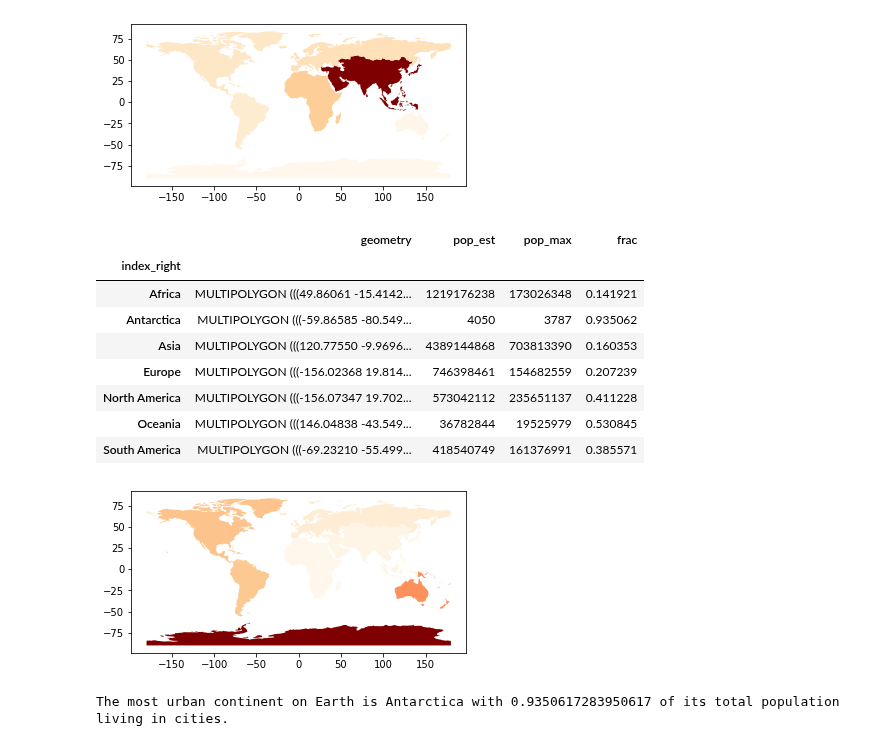
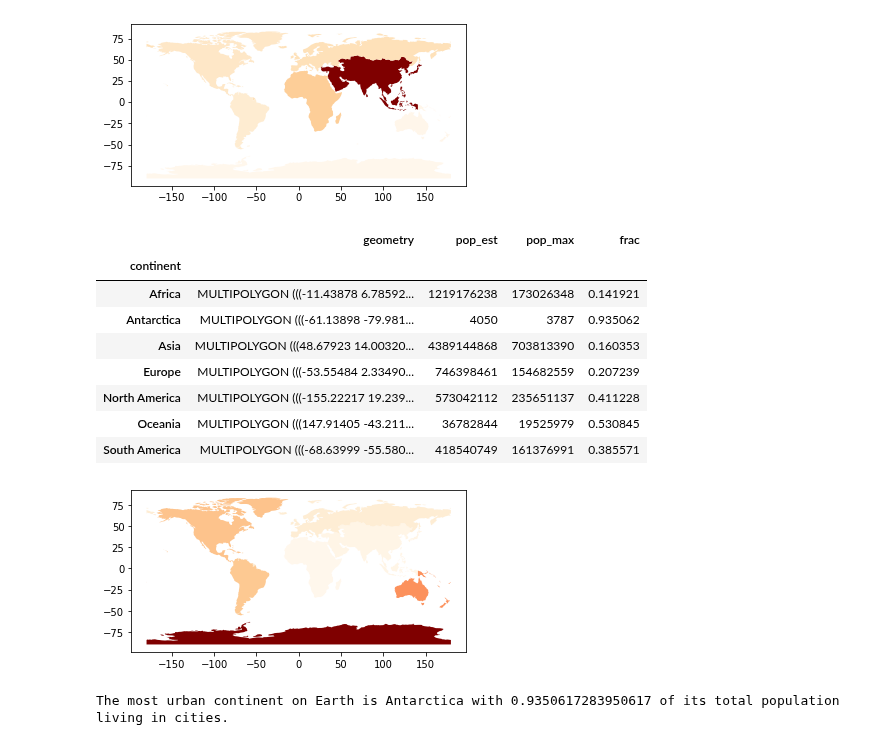
Before and after one commit to ADLCero/EnvDatSci22, a Jupyter notebook: CodeSprints/VectorData101.ipynb, the cells around one changed output. Saved outputs shown, nothing was run; the diff lists cells and outputs as text; code cells hidden in the pictures.

```diff
--- a/CodeSprints/VectorData101.ipynb
+++ b/CodeSprints/VectorData101.ipynb
@@ -763,59 +740,56 @@ pop_continent
 # %%
 # Task 7 code here:
 
 # Using the cities geodataframe above, create a new geodataframe containing: name of the city, geometry,
 # population, continent
 
 # Recall column headings of the cities geodataframe:
 
-cities.head()
+# cities.head()
 list(cities.columns)
 
 # Make a new geodataframe from cities GDF containing attributes needed:
 
-cities_continent = cities[["name", "geometry", "pop_max", "continent"]]
-cities_continent.head()
+cities_continent = cities[["name", "pop_max", "continent", "geometry"]]
+
 
 # Aggregate city population by continent
 
-pop_cities_continent = cities_continent.dissolve(by = "continent",
-                                                aggfunc = "sum")
+pop_cities_continent = cities_continent.dissolve(by = "continent", aggfunc = "sum")
 
-pop_cities_continent
 
-# Join geodataframe of total population per continent with this GDF
-# "Left" GDF should be the geometry of continent so it plots/colors per continent
+# Use merge to join the GDF with the population/city with the GDF containing population/continent
 
-pop_cities_pop_continent = gpd.sjoin(pop_continent, pop_cities_continent, how = "inner", op = 'intersects')
-pop_cities_pop_continent
+pop_merge = pop_continent.merge(pop_cities_continent, left_on = 'continent', right_on = 'continent')
 
-# Dissolve by continent using "index_right" since there are two North Americas (under continent column)
-# and two Europes under "index_right" column. The two Europes have the same pop_max, therefore, it's the info we want to merge
-
-pop_cities_pop_continent = pop_cities_pop_continent.dissolve(by = "index_right")
-pop_cities_pop_continent
 
 # Create a column that will compute for the fraction
 
-pop_cities_pop_continent["frac"] = pop_cities_pop_continent.pop_max / pop_cities_pop_continent.pop_est
-pop_cities_pop_continent
+pop_merge["frac"] = pop_merge.pop_max / pop_merge.pop_est
+
+from geopandas import GeoDataFrame           # to convert to GeoDataFrame
+pop_merge = GeoDataFrame(pop_merge)
+
+pop_merge = pop_merge.drop(columns = ['geometry_y'])                 # to drop the other geometry column
+pop_merge = pop_merge.rename(columns = {'geometry_x':'geometry'})    # plotting requires 'geometry' column
+
 
 # Make a plot and a table
 
-pop_cities_pop_continent.plot(column = "frac",
-                             cmap = 'OrRd');
-pop_cities_pop_continent
+pop_merge.plot(column = "frac",
+               cmap = "OrRd");
+pop_merge
 # %% [output]
 |  | geometry | pop_est | pop_max | frac |
-| index_right |  |  |  |  |
-| Africa | MULTIPOLYGON (((49.86061 -15.4142... | 1219176238 | 173026348 | 0.141921 |
-| Antarctica | MULTIPOLYGON (((-59.86585 -80.549... | 4050 | 3787 | 0.935062 |
-| Asia | MULTIPOLYGON (((120.77550 -9.9696... | 4389144868 | 703813390 | 0.160353 |
-| Europe | MULTIPOLYGON (((-156.02368 19.814... | 746398461 | 154682559 | 0.207239 |
-| North America | MULTIPOLYGON (((-156.07347 19.702... | 573042112 | 235651137 | 0.411228 |
-| Oceania | MULTIPOLYGON (((146.04838 -43.549... | 36782844 | 19525979 | 0.530845 |
-| South America | MULTIPOLYGON (((-69.23210 -55.499... | 418540749 | 161376991 | 0.385571 |
+| continent |  |  |  |  |
+| Africa | MULTIPOLYGON (((-11.43878 6.78592... | 1219176238 | 173026348 | 0.141921 |
+| Antarctica | MULTIPOLYGON (((-61.13898 -79.981... | 4050 | 3787 | 0.935062 |
+| Asia | MULTIPOLYGON (((48.67923 14.00320... | 4389144868 | 703813390 | 0.160353 |
+| Europe | MULTIPOLYGON (((-53.55484 2.33490... | 746398461 | 154682559 | 0.207239 |
+| North America | MULTIPOLYGON (((-155.22217 19.239... | 573042112 | 235651137 | 0.411228 |
+| Oceania | MULTIPOLYGON (((147.91405 -43.211... | 36782844 | 19525979 | 0.530845 |
+| South America | MULTIPOLYGON (((-68.63999 -55.580... | 418540749 | 161376991 | 0.385571 |
-[figure, old version]
+[figure, new version]
 # %%
 # Task 8 code here:
 
```
Also changed, not shown: parts of 3 cells of this notebook.
